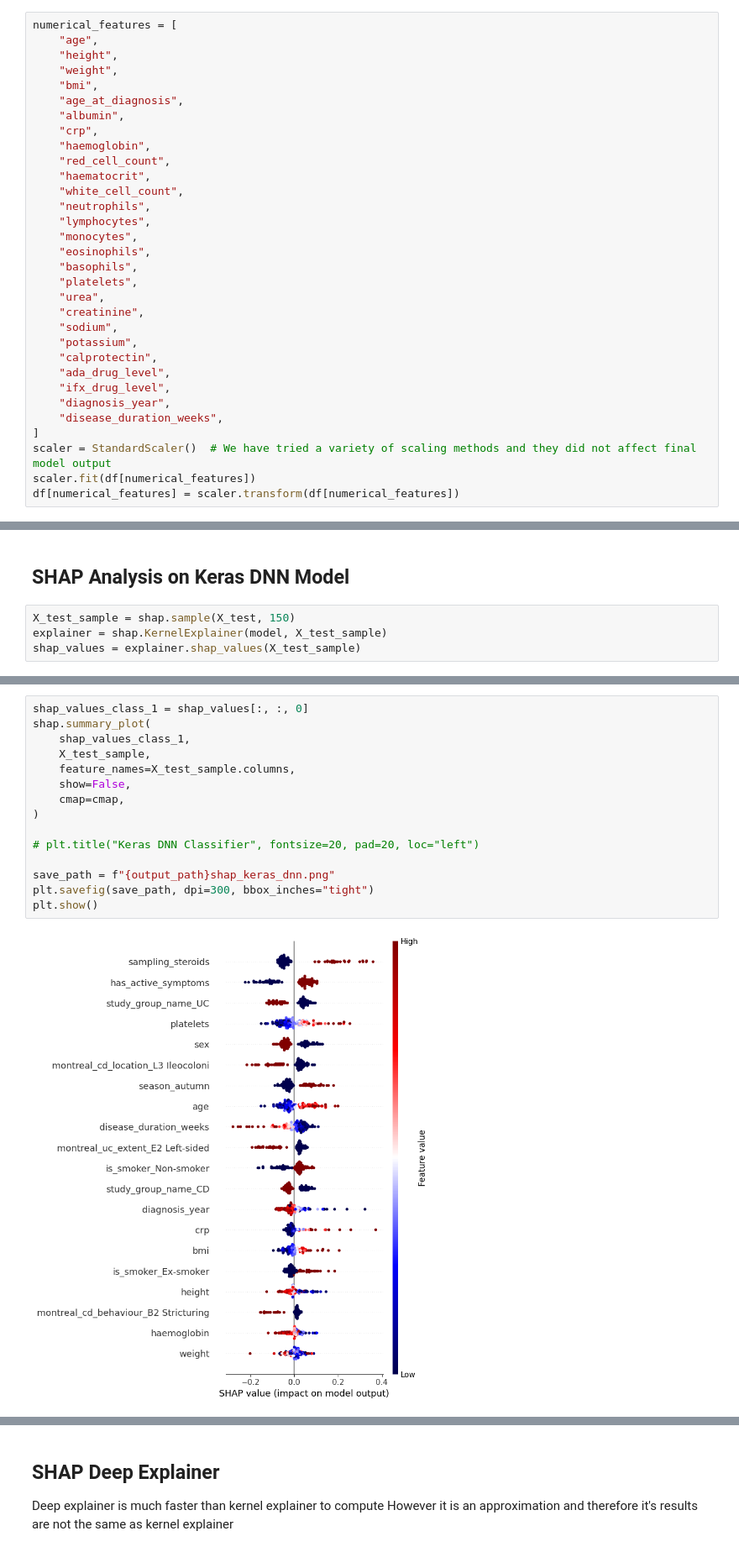
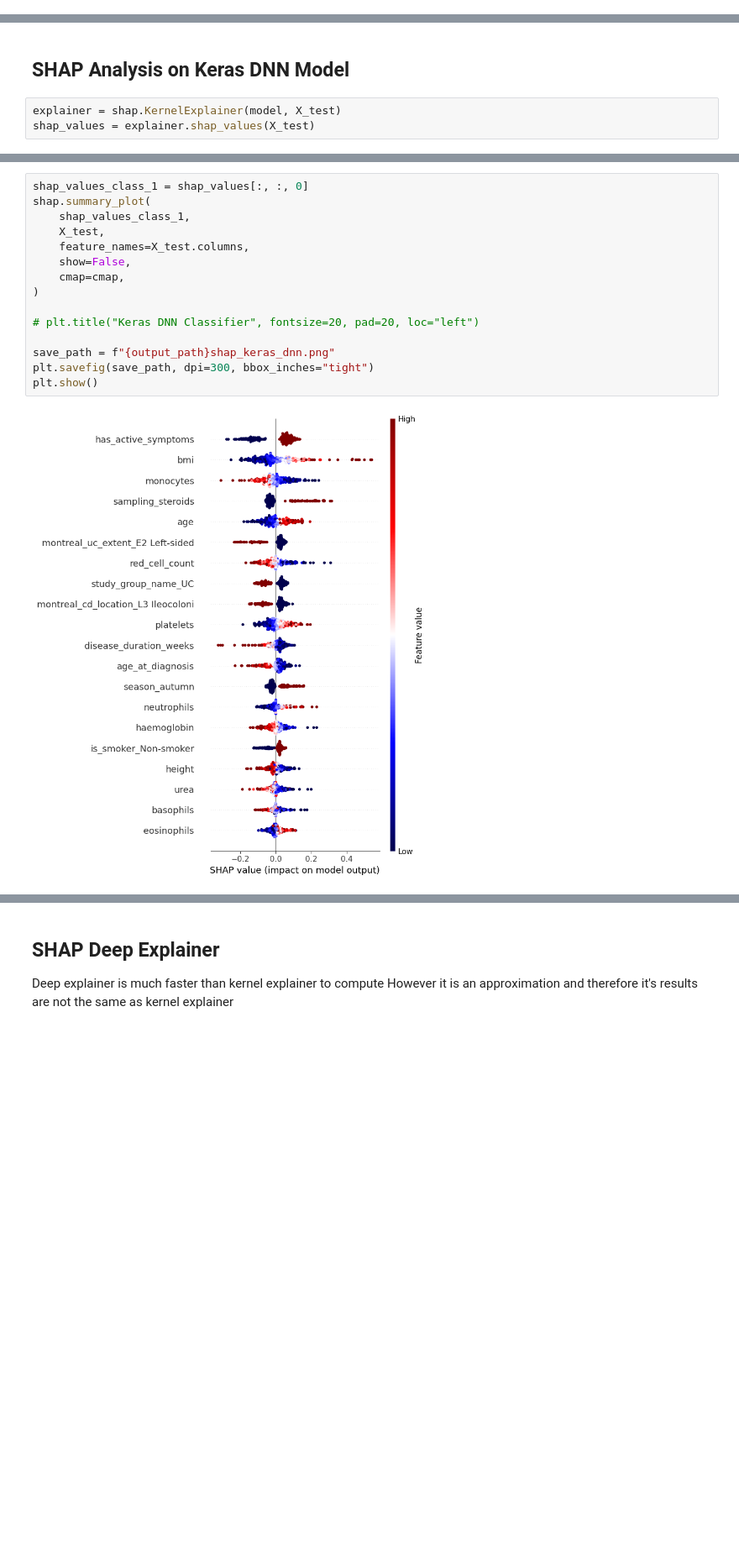
Before and after one commit to 1-gut/machine_learning_for_ibd_fatigue, a Jupyter notebook: 6_tensorflow_trial.ipynb, the cells around one changed output, grey strips where cells are left out. Shown at 84% size. Drawn from its saved outputs; the diff is of its cells as text; blank space fills up the shorter version.

```diff
--- a/6_tensorflow_trial.ipynb
+++ b/6_tensorflow_trial.ipynb
@@ -76,38 +76,6 @@ columns_to_drop = [
 ]
 
 df.drop(columns=columns_to_drop, inplace=True)
-# %%
-numerical_features = [
-    "age",
-    "height",
-    "weight",
-    "bmi",
-    "age_at_diagnosis",
-    "albumin",
-    "crp",
-    "haemoglobin",
-    "red_cell_count",
-    "haematocrit",
-    "white_cell_count",
-    "neutrophils",
-    "lymphocytes",
-    "monocytes",
-    "eosinophils",
-    "basophils",
-    "platelets",
-    "urea",
-    "creatinine",
-    "sodium",
-    "potassium",
-    "calprotectin",
-    "ada_drug_level",
-    "ifx_drug_level",
-    "diagnosis_year",
-    "disease_duration_weeks",
-]
-scaler = StandardScaler()  # We have tried a variety of scaling methods and they did not affect final model output
-scaler.fit(df[numerical_features])
-df[numerical_features] = scaler.transform(df[numerical_features])
 # %% [markdown]
 ## Create Train and Test Datasets
 
@@ -351,7 +359,6 @@ tensorboard --logdir logs/
 # %% [markdown]
 ## SHAP Analysis on Keras DNN Model
 # %%
-X_test_sample = shap.sample(X_test, 150)
-explainer = shap.KernelExplainer(model, X_test_sample)
-shap_values = explainer.shap_values(X_test_sample)
+explainer = shap.KernelExplainer(model, X_test)
+shap_values = explainer.shap_values(X_test)
 # %% [output]
@@ -359,20 +366,20 @@ Using 150 background data samples could cause slower run times. Consider using s
 # %%
 shap_values_class_1 = shap_values[:, :, 0]
 shap.summary_plot(
     shap_values_class_1,
-    X_test_sample,
-    feature_names=X_test_sample.columns,
+    X_test,
+    feature_names=X_test.columns,
     show=False,
     cmap=cmap,
 )
 
 # plt.title("Keras DNN Classifier", fontsize=20, pad=20, loc="left")
 
 save_path = f"{output_path}shap_keras_dnn.png"
 plt.savefig(save_path, dpi=300, bbox_inches="tight")
 plt.show()
 # %% [output]
-[figure, old version]
+[figure, new version]
 # %%
 shap.summary_plot(
     shap_values_class_1,
```
Also changed, not shown: parts of 15 cells of this notebook, 50 other files.
